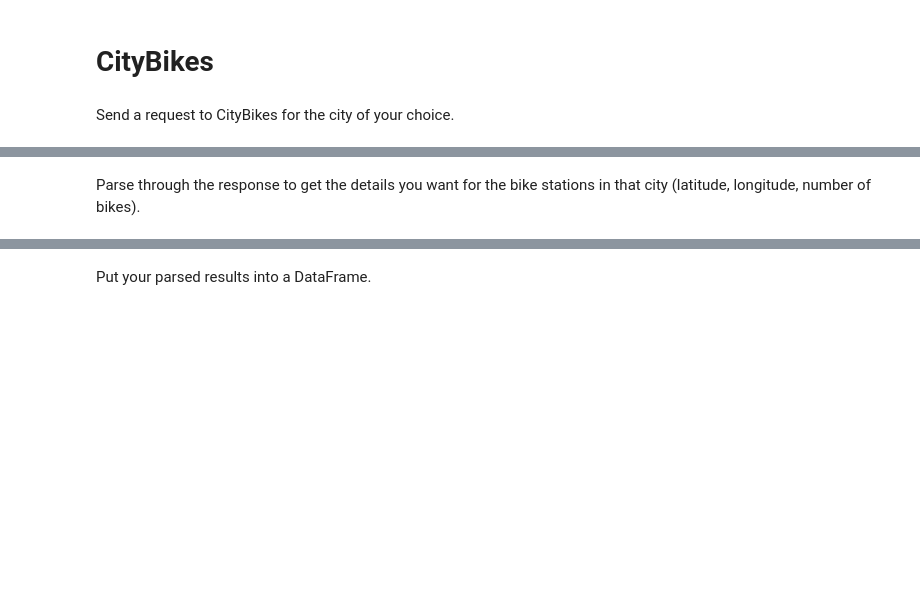
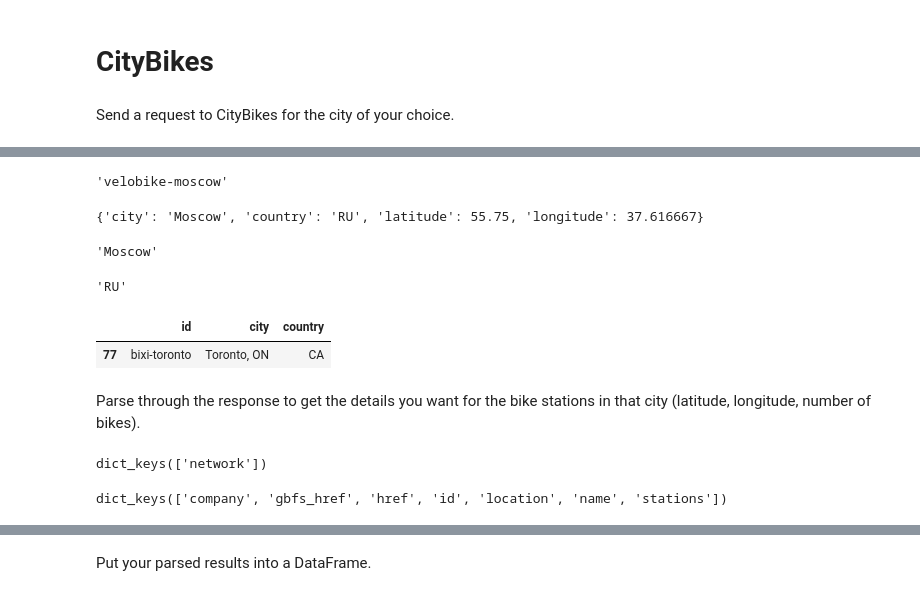
Before and after one commit to dull-dull-dull/statistical_modelling_project, a Jupyter notebook: city_bikes.ipynb, the cells around one changed output, grey strips where cells are left out. Saved outputs shown, nothing was run; the diff lists cells and outputs as text; code cells hidden in the pictures; blank space fills up the shorter version.

```diff
--- a/city_bikes.ipynb
+++ b/city_bikes.ipynb
@@ -41,2 +61,51 @@ SyntaxError: invalid syntax (104685184.py, line 11)
+# %%
+network_id = network['id']
+network_id
+# %% [output]
+'velobike-moscow'
+# %%
+network_location = network['location']
+network_location
+# %% [output]
+{'city': 'Moscow', 'country': 'RU', 'latitude': 55.75, 'longitude': 37.616667}
+# %%
+network_city = network_location['city']
+network_city
+# %% [output]
+'Moscow'
+# %%
+network_country = network_location['country']
+network_country
+# %% [output]
+'RU'
+# %%
+# Create DataFrame from networks
+
+networks_list = []
+i = 0
+
+for network in networks:
+    network = networks[i]
+    network_id = network['id']
+    network_location = network['location']
+    network_city = network_location['city']
+    network_country = network_location['country']
+
+    network_dict = {'id' : network_id,
+                    'city' : network_city,
+                    'country' : network_country
+                   }
+
+    networks_list.append(network_dict)
+
+    i += 1
+
+df_networks = pd.DataFrame(networks_list)
+# %%
+# Find Toronto
+df_networks[df_networks['city']=='Toronto, ON']
+# %% [output]
+|  | id | city | country |
+| 77 | bixi-toronto | Toronto, ON | CA |
 # %% [markdown]
 Parse through the response to get the details you want for the bike stations in that city (latitude, longitude, number of bikes).
@@ -58,0 +120,8 @@ stations = data1['stations']
+# %%
+bixi_data.keys()
+# %% [output]
+dict_keys(['network'])
+# %%
+bixi_data['network'].keys()
+# %% [output]
+dict_keys(['company', 'gbfs_href', 'href', 'id', 'location', 'name', 'stations'])
```
Also changed, not shown: parts of 12 cells of this notebook, 6 other files.
